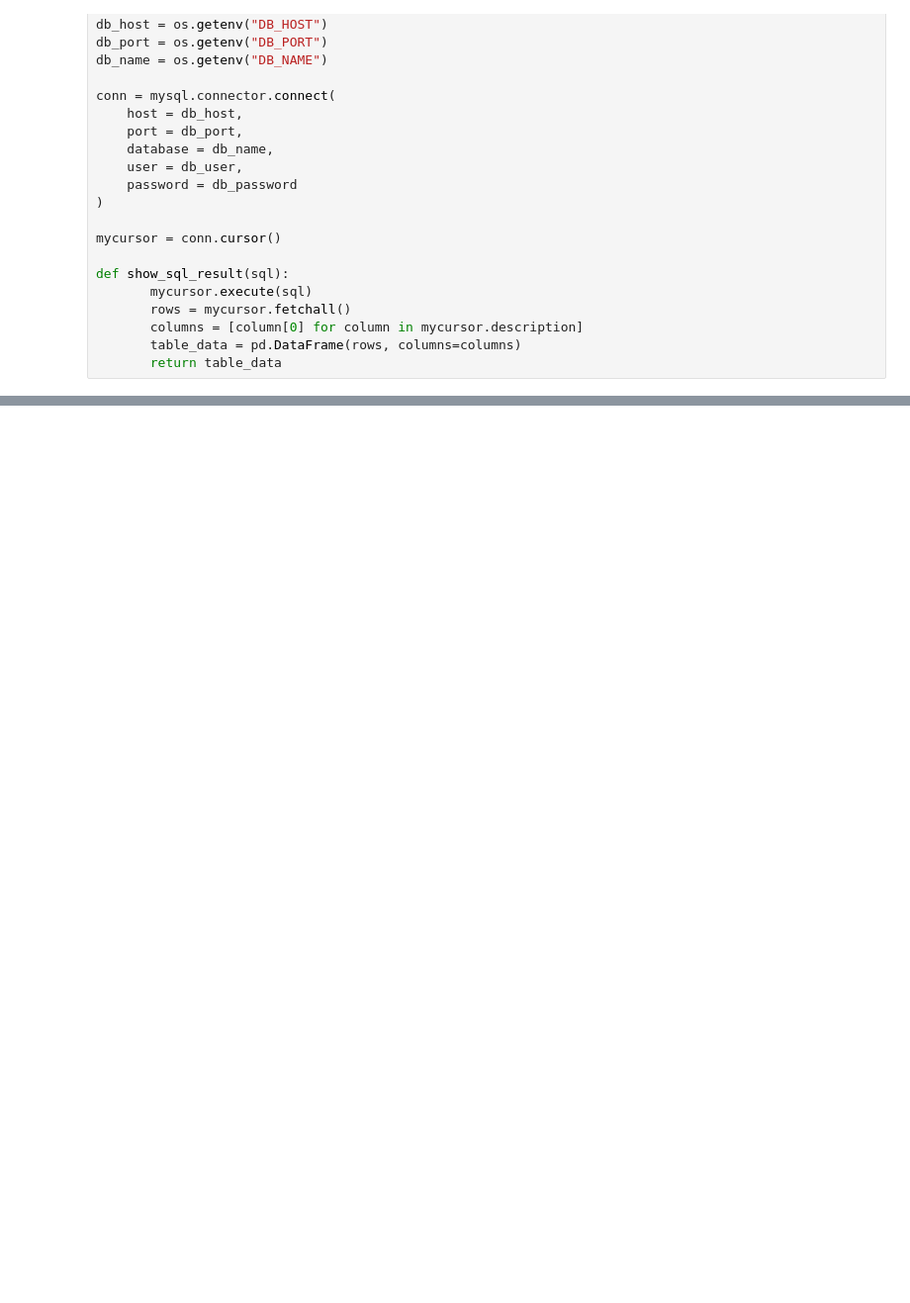
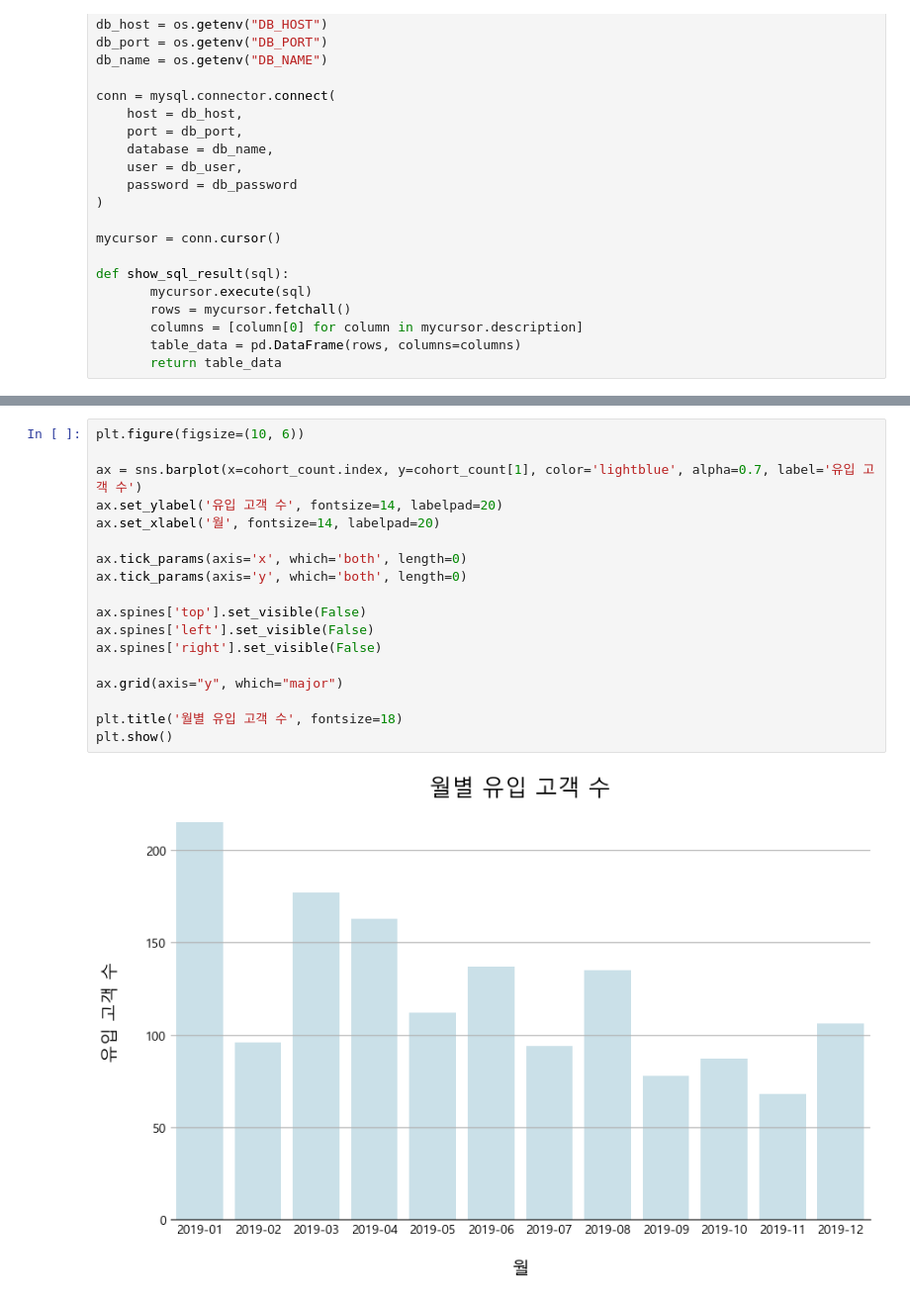
Before and after one commit to buzziru/ML_COMMERCE, a Jupyter notebook: eda/05_Cohort_CIG.ipynb, the cells around one changed output, grey strips where cells are left out. Shown at 99% size. Drawn from its saved outputs; the diff is of its cells as text; blank space fills up the shorter version.

```diff
--- a/eda/05_Cohort_CIG.ipynb
+++ b/eda/05_Cohort_CIG.ipynb
@@ -54,0 +166,20 @@ data
+# %%
+plt.figure(figsize=(10, 6))
+
+ax = sns.barplot(x=cohort_count.index, y=cohort_count[1], color='lightblue', alpha=0.7, label='유입 고객 수')
+ax.set_ylabel('유입 고객 수', fontsize=14, labelpad=20)
+ax.set_xlabel('월', fontsize=14, labelpad=20)
+
+ax.tick_params(axis='x', which='both', length=0)
+ax.tick_params(axis='y', which='both', length=0)
+
+ax.spines['top'].set_visible(False)
+ax.spines['left'].set_visible(False)
+ax.spines['right'].set_visible(False)
+
+ax.grid(axis="y", which="major")
+
+plt.title('월별 유입 고객 수', fontsize=18)
+plt.show()
+# %% [output]
+[figure, added]
```
Also changed, not shown: parts of 47 cells of this notebook.
